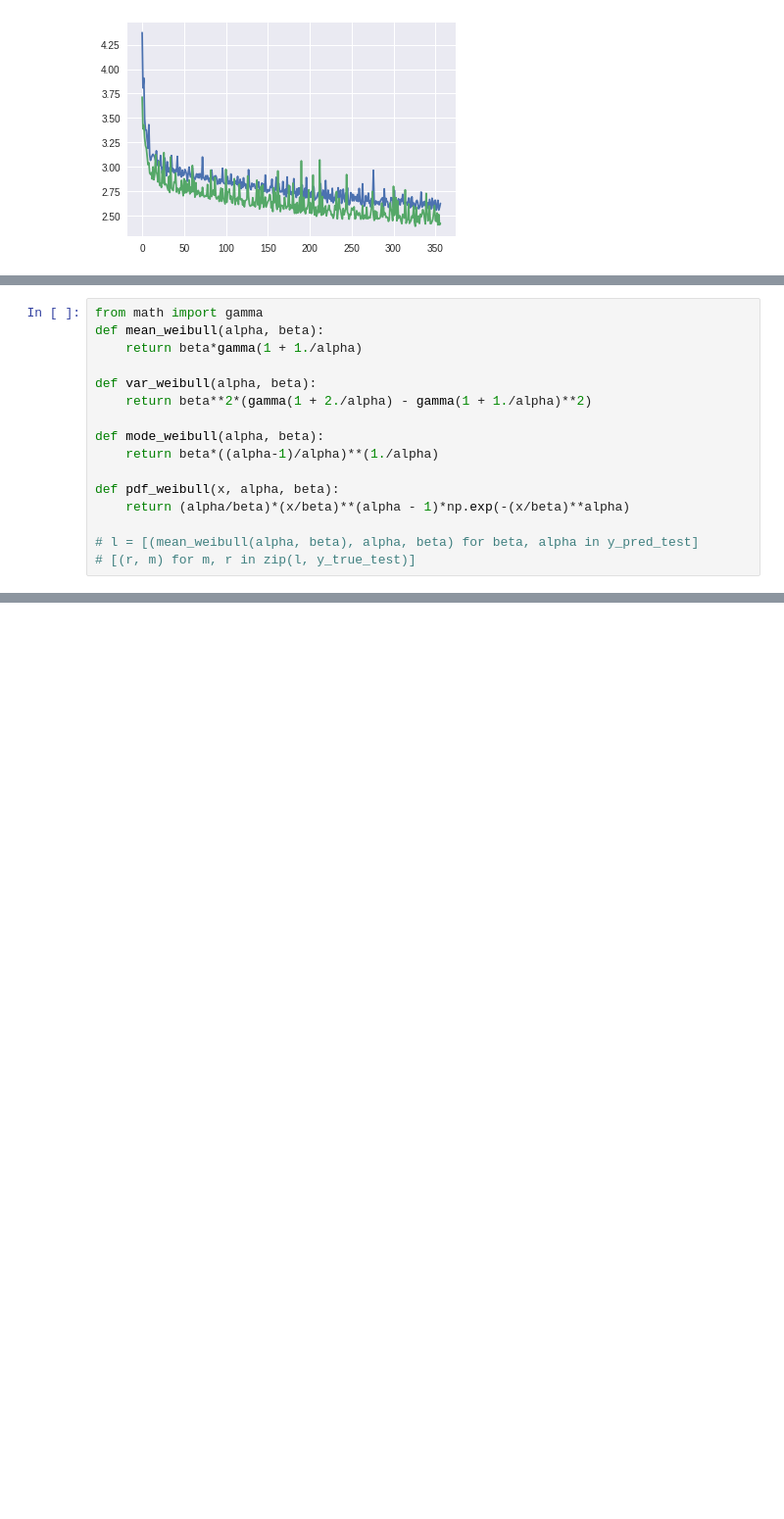
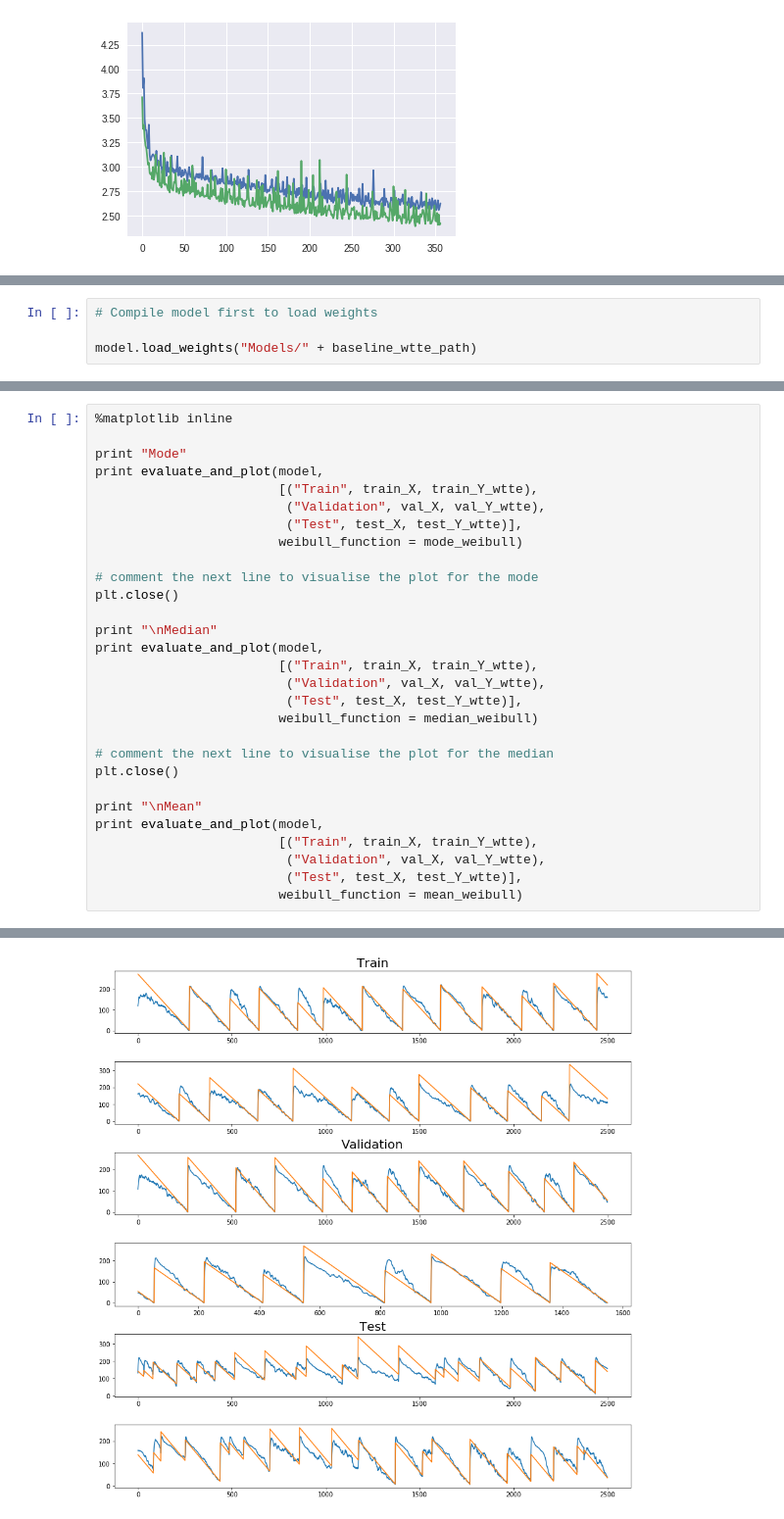
Before and after one commit to Manelmc/rnn-time-to-event, a Jupyter notebook: Turbofan Engine/predictive-maintenance-turbofan-engine.ipynb, the cells around one changed output, grey strips where cells are left out. Shown at 98% size. Drawn from its saved outputs; the diff is of its cells as text; blank space fills up the shorter version.

```diff
--- a/Turbofan Engine/predictive-maintenance-turbofan-engine.ipynb
+++ b/Turbofan Engine/predictive-maintenance-turbofan-engine.ipynb
@@ -1017,16 +500,0 @@ $mode = \beta\frac{\alpha-1}{\alpha}^{1/\alpha}$
-# %%
-from math import gamma
-def mean_weibull(alpha, beta):
-    return beta*gamma(1 + 1./alpha)
-
-def var_weibull(alpha, beta):
-    return beta**2*(gamma(1 + 2./alpha) - gamma(1 + 1./alpha)**2)
-
-def mode_weibull(alpha, beta):
-    return beta*((alpha-1)/alpha)**(1./alpha)
-
-def pdf_weibull(x, alpha, beta):
-    return (alpha/beta)*(x/beta)**(alpha - 1)*np.exp(-(x/beta)**alpha)
-
-# l = [(mean_weibull(alpha, beta), alpha, beta) for beta, alpha in y_pred_test]
-# [(r, m) for m, r in zip(l, y_true_test)]
@@ -1438,0 +514,4 @@ R^2: 0.82013045479
+# %%
+# Compile model first to load weights
+
+model.load_weights("Models/" + baseline_wtte_path)
@@ -1438,0 +554,30 @@ R^2: 0.82013045479
+# %%
+%matplotlib inline
+
+print "Mode"
+print evaluate_and_plot(model,
+                        [("Train", train_X, train_Y_wtte),
+                         ("Validation", val_X, val_Y_wtte),
+                         ("Test", test_X, test_Y_wtte)],
+                        weibull_function = mode_weibull)
+
+# comment the next line to visualise the plot for the mode
+plt.close()
+
+print "\nMedian"
+print evaluate_and_plot(model,
+                        [("Train", train_X, train_Y_wtte),
+                         ("Validation", val_X, val_Y_wtte),
+                         ("Test", test_X, test_Y_wtte)],
+                        weibull_function = median_weibull)
+
+# comment the next line to visualise the plot for the median
+plt.close()
+
+print "\nMean"
+print evaluate_and_plot(model,
+                        [("Train", train_X, train_Y_wtte),
+                         ("Validation", val_X, val_Y_wtte),
+                         ("Test", test_X, test_Y_wtte)],
+                        weibull_function = mean_weibull)
+# %% [output]
@@ -1438,0 +604 @@ R^2: 0.82013045479
+[figure, added]
```
Also changed, not shown: parts of 94 cells of this notebook, 17 other files.
